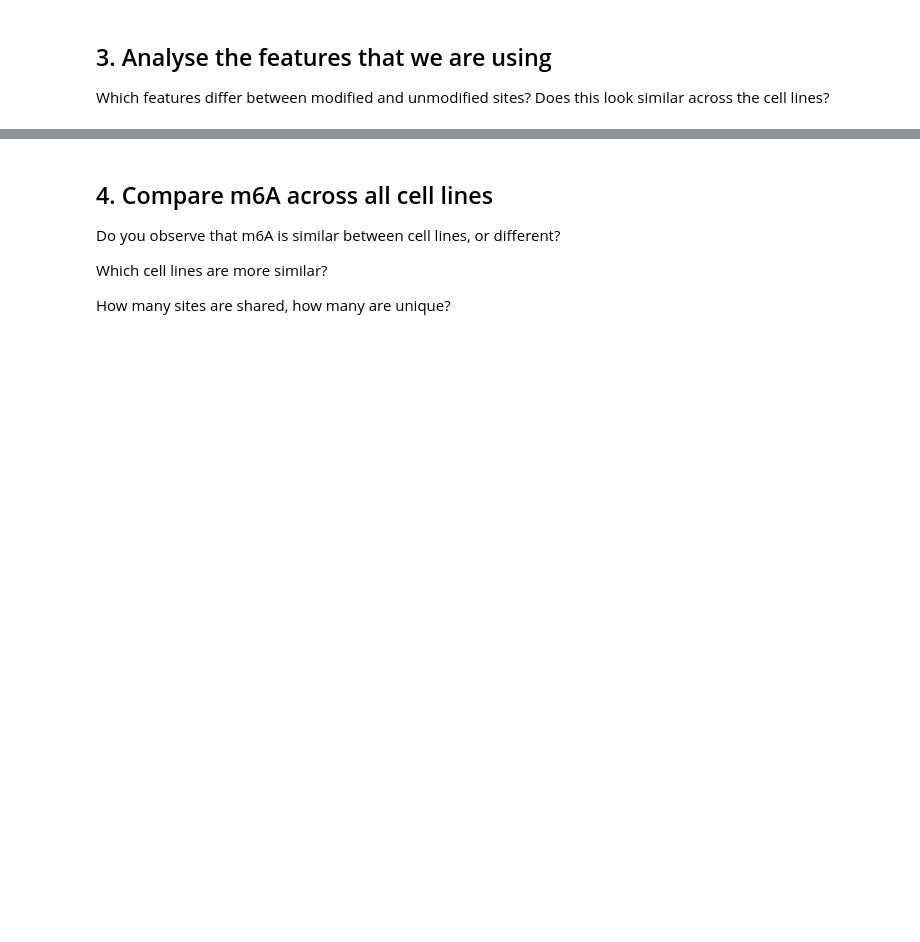
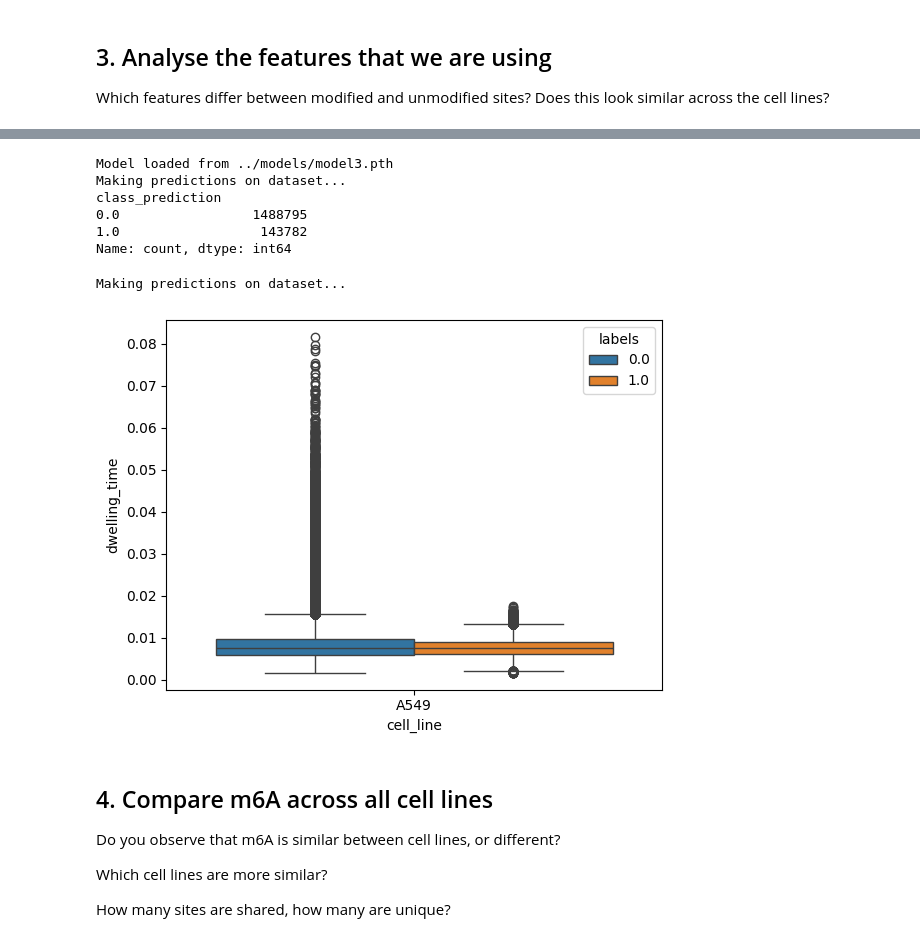
Before and after one commit to OYL02/helix4262, a Jupyter notebook: notebooks/task2.ipynb, the cells around one changed output, grey strips where cells are left out. Cells and saved outputs as stored; diff of their text form; code cells hidden in the pictures; blank space fills up the shorter version.

```diff
--- a/notebooks/task2.ipynb
+++ b/notebooks/task2.ipynb
@@ -147,3 +242,77 @@ ValueError: Could not interpret value `transcript_name` for `x`. An entry with t
+# %%
+v,s,a,b = pipeline_nn(pd.read_csv("../dataset/mean_with_labels.csv"))
+new_dataset = NewRNANanoporeDataset(a549_df, v, s)
+
+model = ModNet(signal_input_dim=len(new_dataset.X.columns))
+
+loaded_model = load_saved_model(
+    model = model,  # Replace with your model class
+    save_dir="../models/",
+    pth_file="model3.pth"
+)
+
+# predictions, probabilities = predict_on_new_dataset(
+#     model=model,
+#     dataset=new_dataset,
+#     batch_size=32,
+#     device=device
+# )
+
+# pred = pd.DataFrame(predictions.numpy().tolist(), columns=["class_prediction"])
+# print(pred.value_counts())
+# %% [output]
+Model loaded from ../models/model3.pth
+Making predictions on dataset...
+class_prediction
+0.0                 1488795
+1.0                  143782
+Name: count, dtype: int64
+# %%
+def probability_df(df, model, cell_line_name):
+    """
+    This function will add two new columns into the original df - labels and cell_line.
+    The labels column would contain the predicted labels of either 0 - no modification or 1 - modification.
+    The cell_line column would contain the name of the cell_line that we are looking at.
+
+    Inputs:
+        1. df: dataframe of the pre-processed unlabelled dataset
+        2. model: the model that we are using for prediction
+        3. cell_line_name: the name of the cell_line of this dataset
+
+    Output:
+        1. labelled_df: dataframe containing the two new columns - labels and cell_line
+    """
+
+    # Update the df with the new label
+    # pred_labels = (proba[:, 1] >= threshold).astype(int)
+    labelled_df = df.copy()
+    predictions, probabilities = predict_on_new_dataset(
+        model=model,
+        dataset=new_dataset,
+        batch_size=32,
+        device=device
+    )
+    labelled_df['labels'] = predictions.numpy().tolist()
+
+    # Update the df with the cell line name for use in boxplot
+    labelled_df["cell_line"] = cell_line_name
+
+    return labelled_df
+# %%
+df_list = [a549_df, hct116_df, hepg2_df, k562_df, mcf7_df]
+cell_line_list = ['A549', 'HCT116', 'HEPG2', 'K562', 'MCF7']
+merged_df = probability_df(df_list[0], loaded_model, cell_line_list[0])
+
+# for i in range(1,len(df_list)):
+#     prob_df = probability_df(df_list[i], loaded_model, cell_line_list[i])
+#     merged_df = pd.concat([prob_df, merged_df], axis = 0) # Something's wrong hereeee
+# %% [output]
+Making predictions on dataset...
+# %%
+sns.boxplot(x = 'cell_line', y = 'dwelling_time', hue = 'labels', data = merged_df)
+plt.show()
+# %% [output]
+[figure, added]
 # %% [markdown]
 ## 4. Compare m6A across all cell lines
 Do you observe that m6A is similar between cell lines, or different?
```
Also changed, not shown: parts of 14 cells of this notebook.
